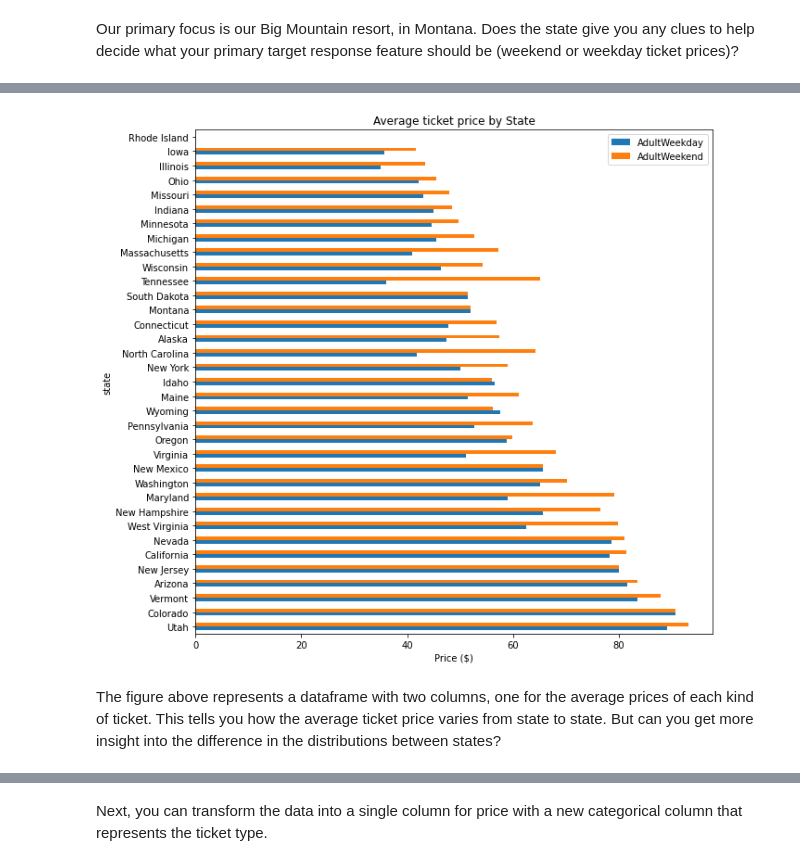
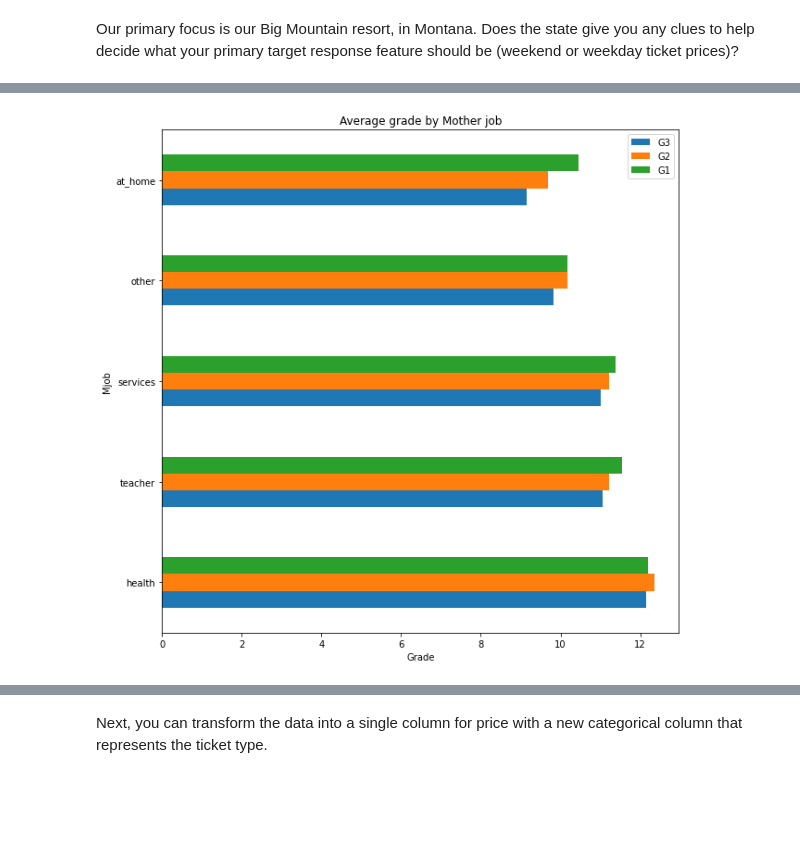
Before and after one commit to Hillary577/Springboard, a Jupyter notebook: capstone2/student/notebooks/capstone2_data_wrangling.ipynb, the cells around one changed output, grey strips where cells are left out. Saved outputs shown, nothing was run; the diff lists cells and outputs as text; code cells hidden in the pictures; blank space fills up the shorter version.

```diff
--- a/capstone2/student/notebooks/capstone2_data_wrangling.ipynb
+++ b/capstone2/student/notebooks/capstone2_data_wrangling.ipynb
@@ -347,7 +385,7 @@ Our primary focus is our Big Mountain resort, in Montana. Does the state give yo
 # %%
 #Code task 14#
-# Calculate average weekday and weekend price by state and sort by the average of the two
+# Calculate average grades by Mjob and sort by the average of the two
 # Hint: use the pattern dataframe.groupby(<grouping variable>)[<list of columns>].mean()
-state_price_means = ski_data.groupby('state')[['AdultWeekday', 'AdultWeekend']].mean()
-state_price_means.head()
+Mjob_grade_means = mat_data.groupby('Mjob')[['G3', 'G2', 'G1']].mean()
+Mjob_grade_means.head()
 # %% [output]
@@ -361,16 +410,14 @@ state_price_means.head()
 # %%
-# The next bit simply reorders the index by increasing average of weekday and weekend prices
+# The next bit simply reorders the index by increasing average grades
 # Compare the index order you get from
-# state_price_means.index
+# Mjob_grade_means.index
 # with
-# state_price_means.mean(axis=1).sort_values(ascending=False).index
+# Mjob_grade_means.mean(axis=1).sort_values(ascending=False).index
 # See how this expression simply sits within the reindex()
-(state_price_means.reindex(index=state_price_means.mean(axis=1)
+(Mjob_grade_means.reindex(index=Mjob_grade_means.mean(axis=1)
     .sort_values(ascending=False)
     .index)
-    .plot(kind='barh', figsize=(10, 10), title='Average ticket price by State'))
-plt.xlabel('Price ($)');
+    .plot(kind='barh', figsize=(10, 10), title='Average grade by Mother job'))
+plt.xlabel('Grade');
 # %% [output]
-[figure, old version]
+[figure, new version]
-# %% [markdown]
-The figure above represents a dataframe with two columns, one for the average prices of each kind of ticket. This tells you how the average ticket price varies from state to state. But can you get more insight into the difference in the distributions between states?
```
Also changed, not shown: parts of 35 cells of this notebook.
